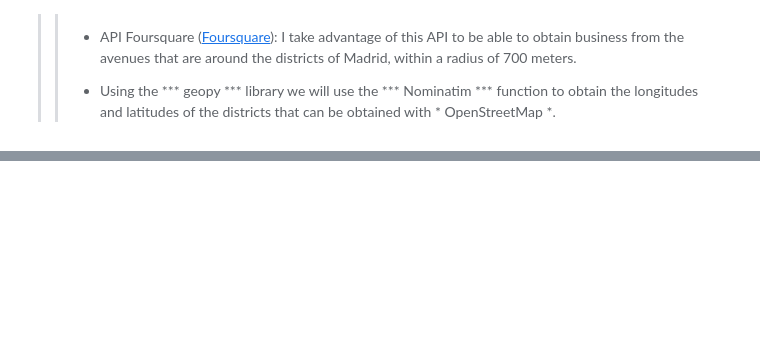
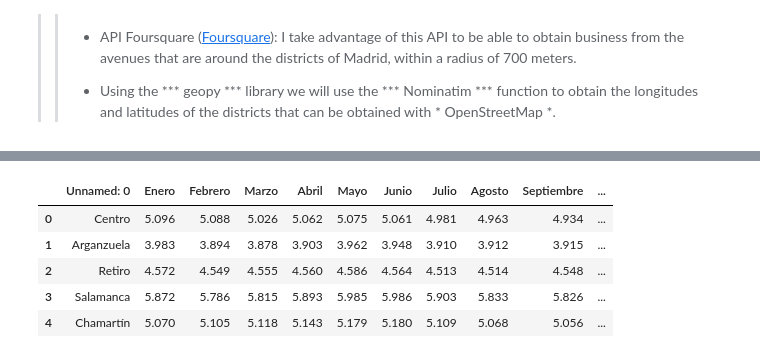
Before and after one commit to Warckor/Coursera_Capstone, a Jupyter notebook: Final_Assignment/House_Sales_Analytics_EN.ipynb, the cells around one changed output, grey strips where cells are left out. Cells and saved outputs as stored; diff of their text form; code cells hidden in the pictures; blank space fills up the shorter version.

```diff
--- a/Final_Assignment/House_Sales_Analytics_EN.ipynb
+++ b/Final_Assignment/House_Sales_Analytics_EN.ipynb
@@ -38,0 +51,10 @@ This is a project for the Capstone in the IBM Data Science certification. In it,
+# %%
+df_rent = pd.read_excel("Houses_Price.xls")
+df_rent.head()
+# %% [output]
+|  | Unnamed: 0 | Enero | Febrero | Marzo | Abril | Mayo | Junio | Julio | Agosto | Septiembre | ... |
+| 0 | Centro | 5.096 | 5.088 | 5.026 | 5.062 | 5.075 | 5.061 | 4.981 | 4.963 | 4.934 | ... |
+| 1 | Arganzuela | 3.983 | 3.894 | 3.878 | 3.903 | 3.962 | 3.948 | 3.910 | 3.912 | 3.915 | ... |
+| 2 | Retiro | 4.572 | 4.549 | 4.555 | 4.560 | 4.586 | 4.564 | 4.513 | 4.514 | 4.548 | ... |
+| 3 | Salamanca | 5.872 | 5.786 | 5.815 | 5.893 | 5.985 | 5.986 | 5.903 | 5.833 | 5.826 | ... |
+| 4 | Chamartín | 5.070 | 5.105 | 5.118 | 5.143 | 5.179 | 5.180 | 5.109 | 5.068 | 5.056 | ... |
```
Also changed, not shown: parts of 4 cells of this notebook.
